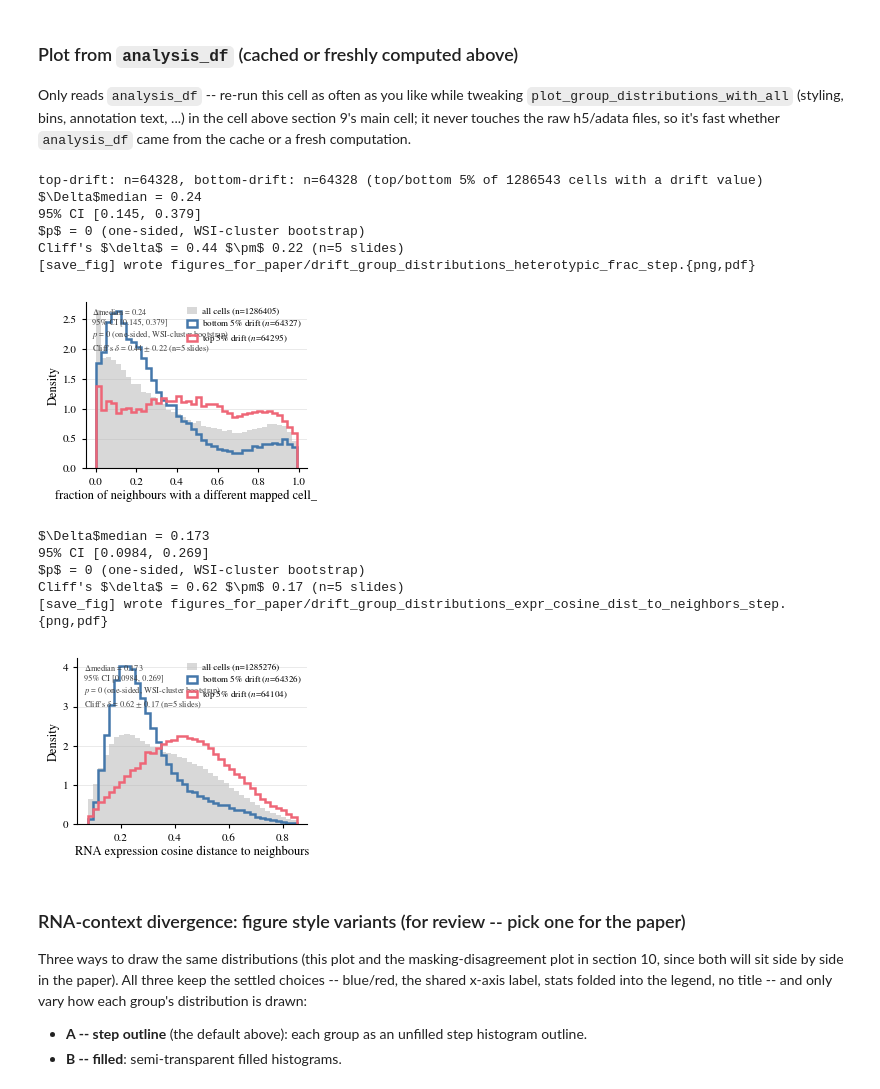
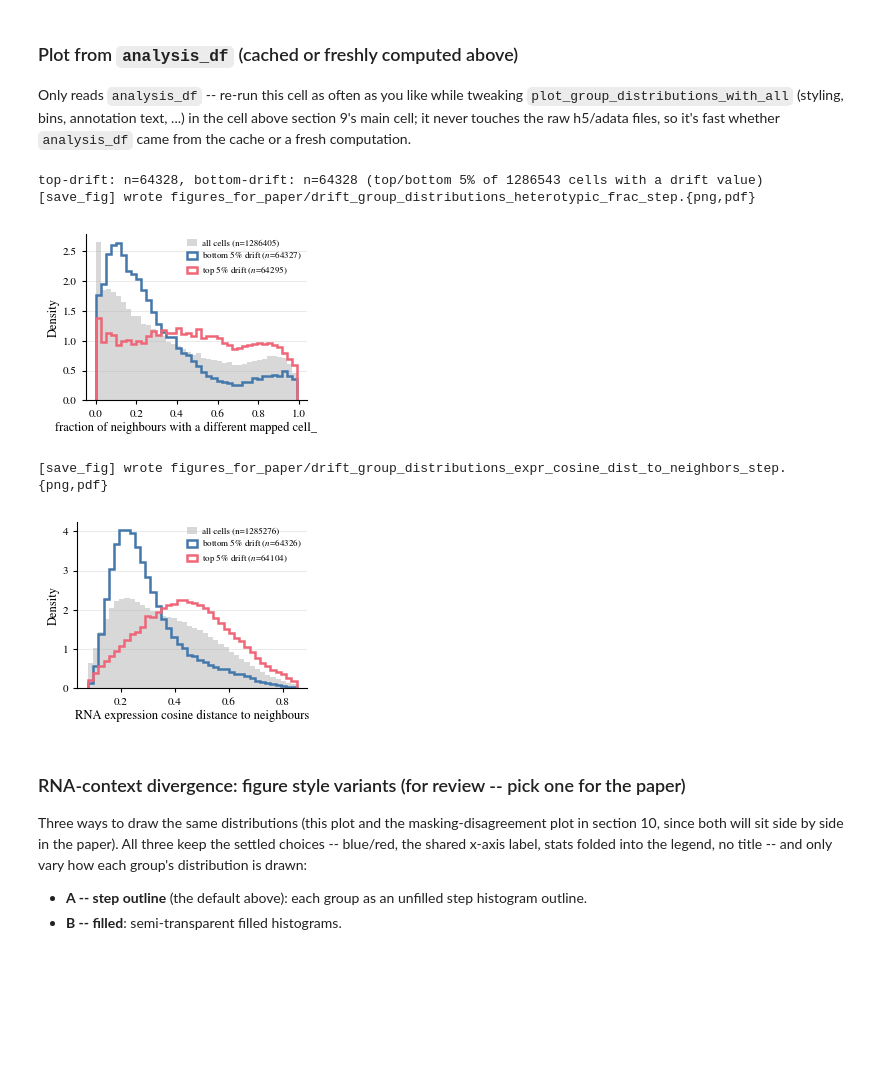
Before and after one commit to Aurelien-Cormoreche/sc-central-tokens-code, a Jupyter notebook: notebooks/figure_for_paper.ipynb, the cells around one changed output. Saved outputs shown, nothing was run; the diff lists cells and outputs as text; code cells hidden in the pictures; blank space fills up the shorter version.

```diff
--- a/notebooks/figure_for_paper.ipynb
+++ b/notebooks/figure_for_paper.ipynb
@@ -2004,31 +2004,23 @@ fast whether `analysis_df` came from the cache or a fresh computation.
 # %%
 if analysis_df is not None:
     top_mask, bottom_mask = top_bottom_drift_masks(analysis_df)
     print(f"top-drift: n={int(top_mask.sum())}, bottom-drift: n={int(bottom_mask.sum())} "
           f"(top/bottom {TOP_BOTTOM_DRIFT_FRAC:.0%} of {int(np.isfinite(analysis_df['drift']).sum())} cells with a drift value)")
 
     for value_col, xlabel in [("heterotypic_frac", "fraction of neighbours with a different mapped cell_type"),
                               ("expr_cosine_dist_to_neighbors", RNA_CONTEXT_DIVERGENCE_XLABEL)]:
         plot_group_distributions_with_all(
             analysis_df, value_col, xlabel, top_mask, bottom_mask,
-            f"top {TOP_BOTTOM_DRIFT_FRAC:.0%} drift", f"bottom {TOP_BOTTOM_DRIFT_FRAC:.0%} drift",show_stats=True
+            f"top {TOP_BOTTOM_DRIFT_FRAC:.0%} drift", f"bottom {TOP_BOTTOM_DRIFT_FRAC:.0%} drift",show_stats=False
         )
 else:
     print("[skip] analysis_df is None -- see the cell above.")
 # %% [output]
 top-drift: n=64328, bottom-drift: n=64328 (top/bottom 5% of 1286543 cells with a drift value)
-$\Delta$median = 0.24
-95% CI [0.145, 0.379]
-$p$ = 0 (one-sided, WSI-cluster bootstrap)
-Cliff's $\delta$ = 0.44 $\pm$ 0.22 (n=5 slides)
 [save_fig] wrote figures_for_paper/drift_group_distributions_heterotypic_frac_step.{png,pdf}
-[figure, old version]
+[figure, new version]
-$\Delta$median = 0.173
-95% CI [0.0984, 0.269]
-$p$ = 0 (one-sided, WSI-cluster bootstrap)
-Cliff's $\delta$ = 0.62 $\pm$ 0.17 (n=5 slides)
 [save_fig] wrote figures_for_paper/drift_group_distributions_expr_cosine_dist_to_neighbors_step.{png,pdf}
-[figure, old version]
+[figure, new version]
 # %% [markdown]
 ### RNA-context divergence: figure style variants (for review -- pick one for the paper)
 
```
Also changed, not shown: parts of 12 cells of this notebook, 16 other files.
